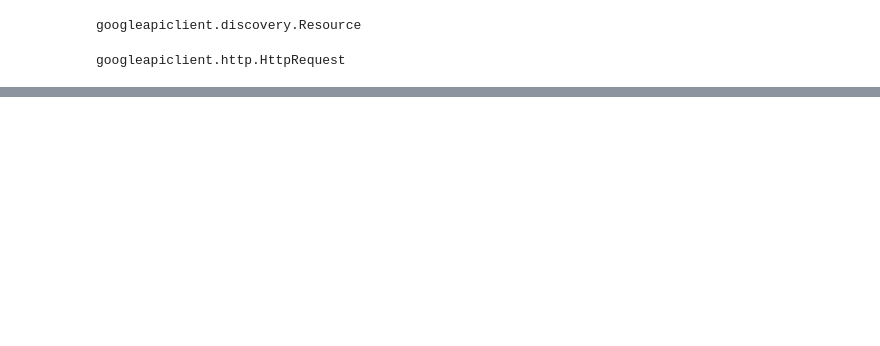
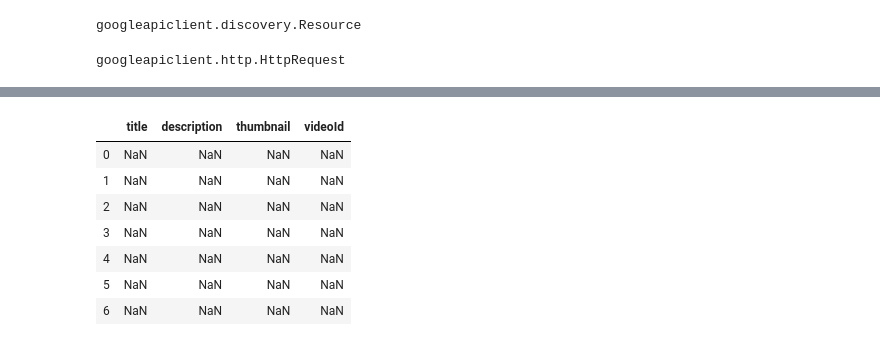
Before and after one commit to jaepearl95/MAC-Beauty-Bar, a Jupyter notebook: YoutubeAPI.ipynb, the cells around one changed output, grey strips where cells are left out. Cells and saved outputs as stored; diff of their text form; code cells hidden in the pictures; blank space fills up the shorter version.

Commit message:
Update YoutbeAPI python file with data clean up

```diff
--- a/YoutubeAPI.ipynb
+++ b/YoutubeAPI.ipynb
@@ -85,0 +246,2 @@ HOW TO ACHIEVE A PERFECT SOFT GLAM LOOK + PRO TIPS &amp; TRICKS
+# %%
+snip = pd.DataFrame(titleList)
@@ -85,0 +256,12 @@ HOW TO ACHIEVE A PERFECT SOFT GLAM LOOK + PRO TIPS &amp; TRICKS
+# %%
+df = pd.DataFrame(snip, columns = ["title", "description", "thumbnail", "videoId"])
+df
+# %% [output]
+|  | title | description | thumbnail | videoId |
+| 0 | NaN | NaN | NaN | NaN |
+| 1 | NaN | NaN | NaN | NaN |
+| 2 | NaN | NaN | NaN | NaN |
+| 3 | NaN | NaN | NaN | NaN |
+| 4 | NaN | NaN | NaN | NaN |
+| 5 | NaN | NaN | NaN | NaN |
+| 6 | NaN | NaN | NaN | NaN |
```
Also changed, not shown: parts of 38 cells of this notebook.
